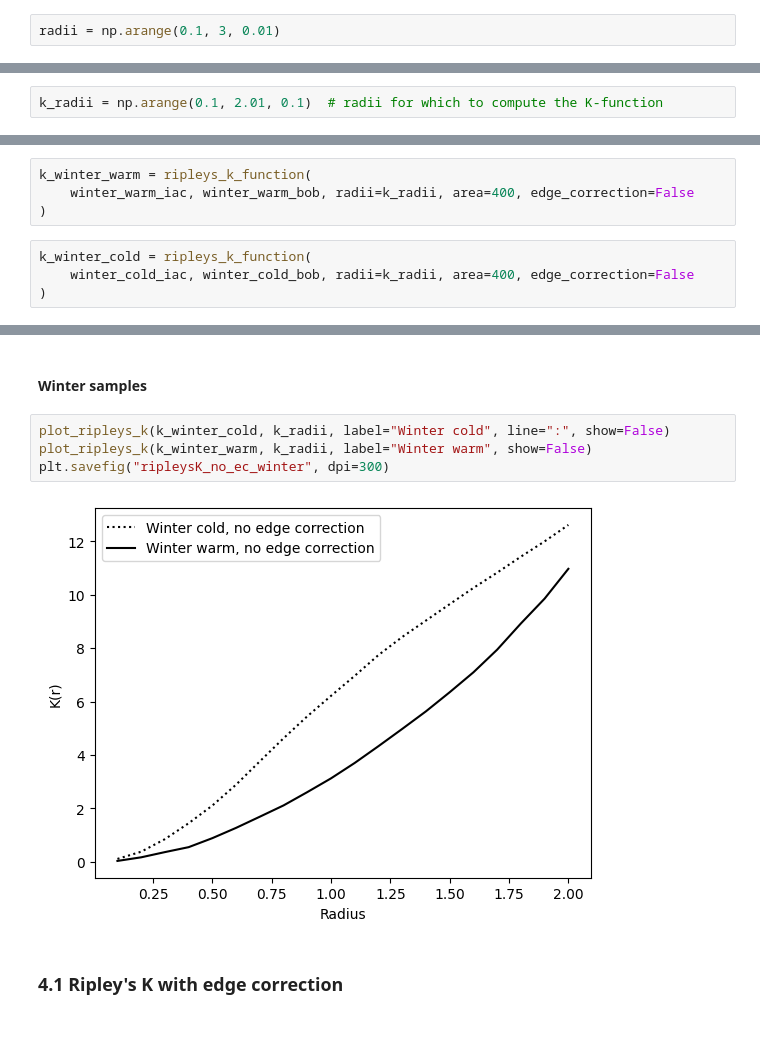
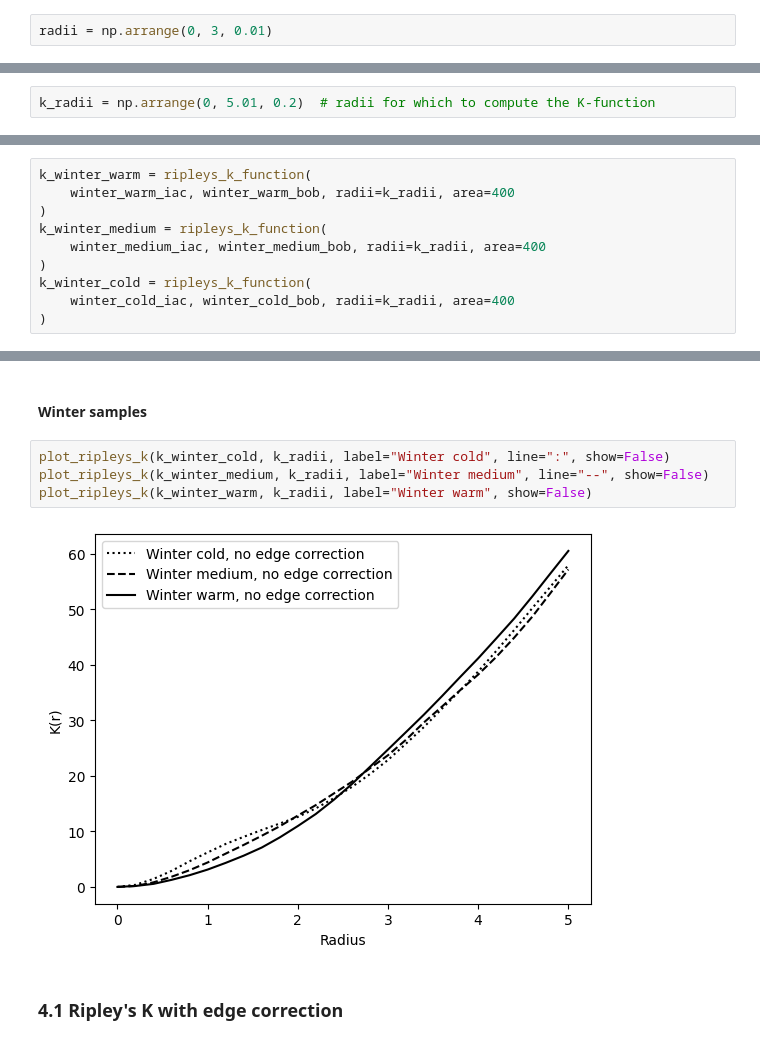
Before and after one commit to tlambert03/bobiac, a Jupyter notebook: content/08_colocalization/object_based_colocalization.ipynb, the cells around one changed output, grey strips where cells are left out. Saved outputs shown, nothing was run; the diff lists cells and outputs as text.

```diff
--- a/content/08_colocalization/object_based_colocalization.ipynb
+++ b/content/08_colocalization/object_based_colocalization.ipynb
@@ -280,7 +317,7 @@ def plot_nn_function(
 # %% [markdown]
 ### Define radii for which to evaluate the nearest neighbor function
 # %%
-radii = np.arange(0.1, 3, 0.01)
+radii = np.arrange(0, 3, 0.01)
 # %% [markdown]
 #### Inspect the fall samples
 # %%
@@ -379,2 +443,2 @@ def ripleys_k_function(
 # %%
-k_radii = np.arange(0.1, 2.01, 0.1)  # radii for which to compute the K-function
+k_radii = np.arrange(0, 5.01, 0.2)  # radii for which to compute the K-function
@@ -396,9 +454,11 @@ k_fall_warm = ripleys_k_function(
 #### Compute K for the winter samples
 # %%
 k_winter_warm = ripleys_k_function(
-    winter_warm_iac, winter_warm_bob, radii=k_radii, area=400, edge_correction=False
+    winter_warm_iac, winter_warm_bob, radii=k_radii, area=400
 )
+k_winter_medium = ripleys_k_function(
+    winter_medium_iac, winter_medium_bob, radii=k_radii, area=400
+)
+k_winter_cold = ripleys_k_function(
+    winter_cold_iac, winter_cold_bob, radii=k_radii, area=400
+)
-# %%
-k_winter_cold = ripleys_k_function(
-    winter_cold_iac, winter_cold_bob, radii=k_radii, area=400, edge_correction=False
-)
@@ -444,10 +511,10 @@ plt.savefig("ripleysK_no_ec_fall", dpi=300)
 #### Winter samples
 # %%
 plot_ripleys_k(k_winter_cold, k_radii, label="Winter cold", line=":", show=False)
+plot_ripleys_k(k_winter_medium, k_radii, label="Winter medium", line="--", show=False)
 plot_ripleys_k(k_winter_warm, k_radii, label="Winter warm", show=False)
-plt.savefig("ripleysK_no_ec_winter", dpi=300)
 # %% [output]
-[figure, old version]
+[figure, new version]
 # %% [markdown]
 ### 4.1 Ripley's K with edge correction
 # %%
```
Also changed, not shown: parts of 57 cells of this notebook, 12 other files.
